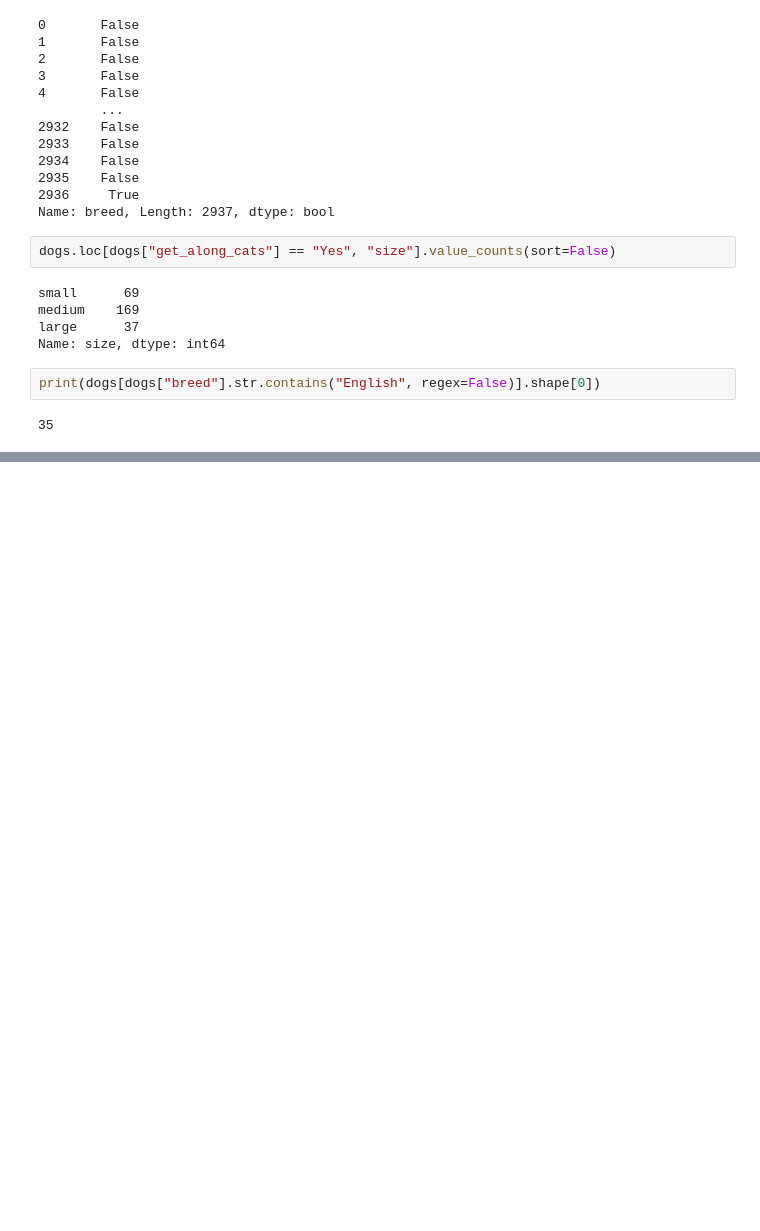
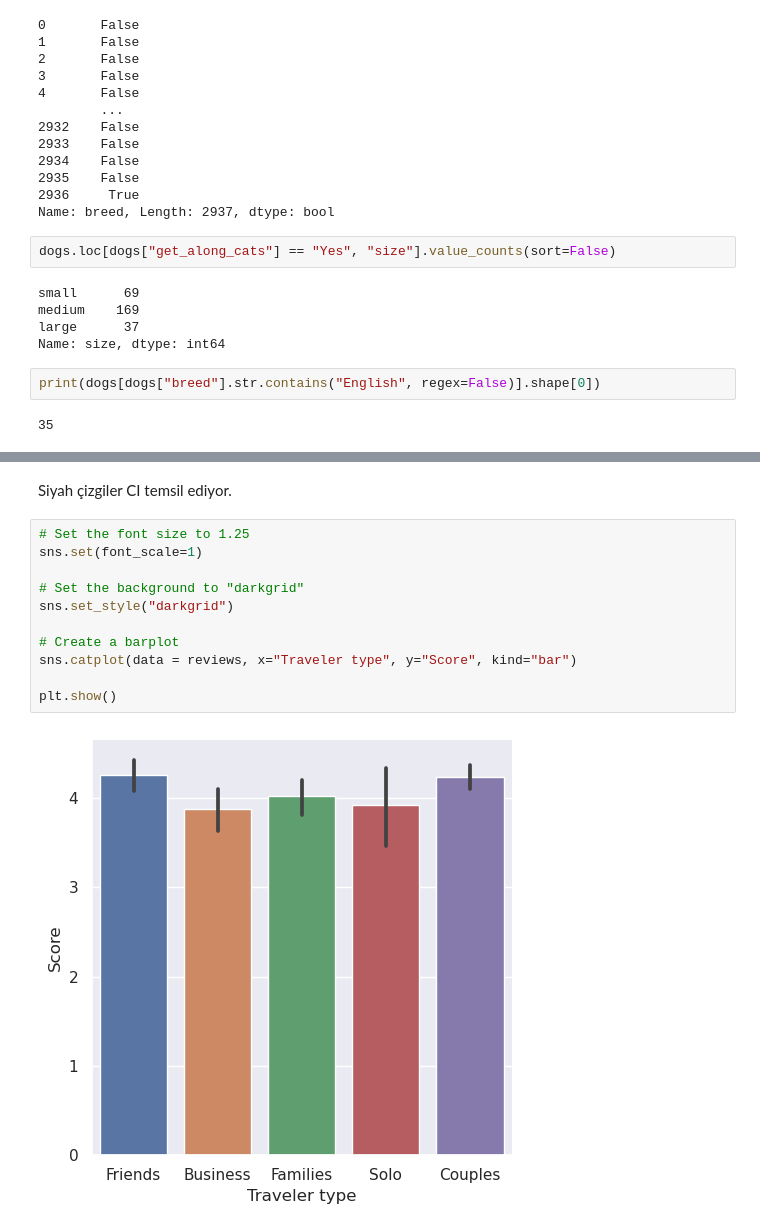
Before and after one commit to umutky/datascience_repo, a Jupyter notebook: categoricaldata.ipynb, the cells around one changed output, grey strips where cells are left out. Cells and saved outputs as stored; diff of their text form; blank space fills up the shorter version.

```diff
--- a/categoricaldata.ipynb
+++ b/categoricaldata.ipynb
@@ -288,0 +337,15 @@ print(dogs[dogs["breed"].str.contains("English", regex=False)].shape[0])
+# %% [markdown]
+Siyah çizgiler CI temsil ediyor.
+# %%
+# Set the font size to 1.25
+sns.set(font_scale=1)
+
+# Set the background to "darkgrid"
+sns.set_style("darkgrid")
+
+# Create a barplot
+sns.catplot(data = reviews, x="Traveler type", y="Score", kind="bar")
+
+plt.show()
+# %% [output]
+[figure, added]
```
Also changed, not shown: parts of 8 cells of this notebook.
